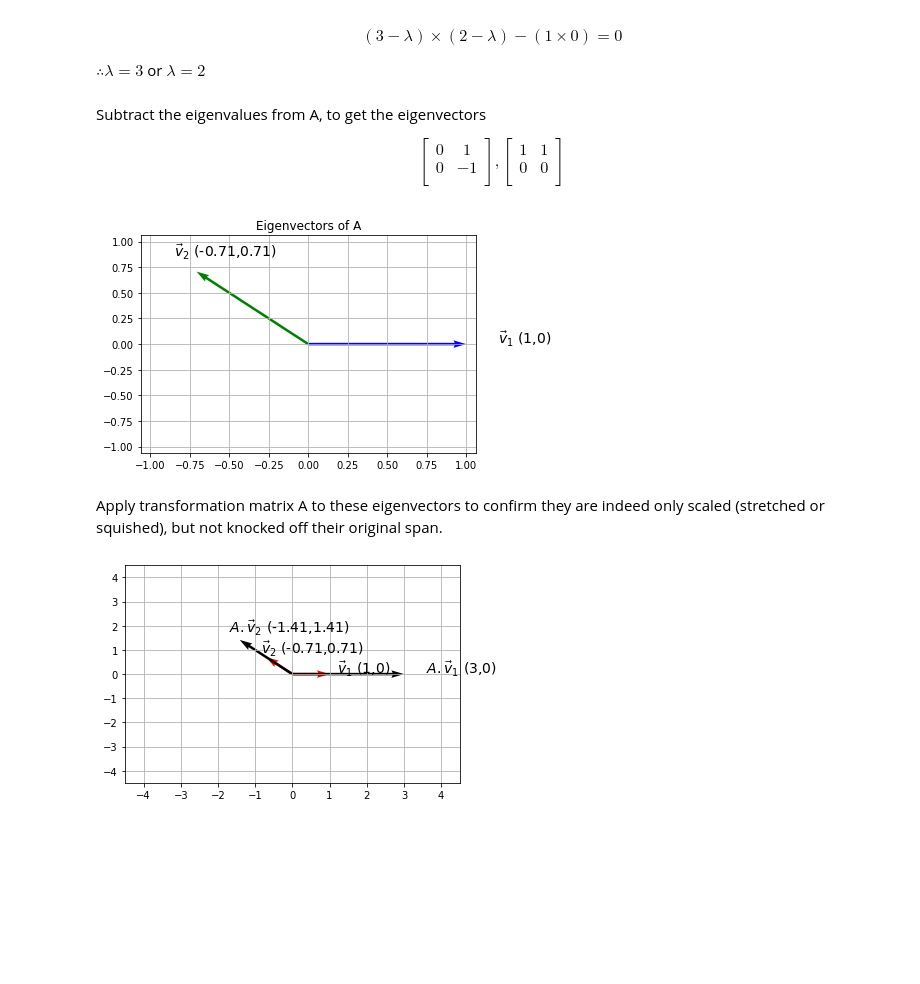
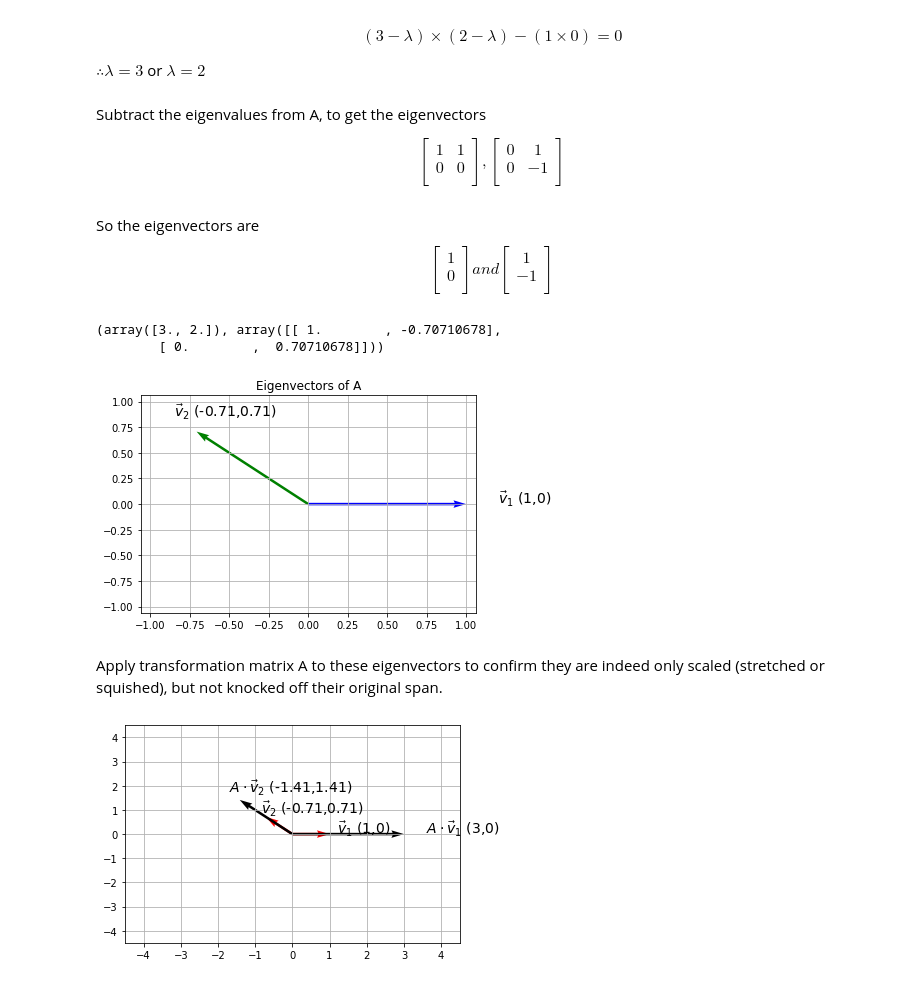
Before and after one commit to vinayshanbhag/math, a Jupyter notebook: Eigen_Vectors.ipynb, the cells around one changed output. Drawn from its saved outputs; the diff is of its cells as text; code cells hidden in the pictures; blank space fills up the shorter version.

```diff
--- a/Eigen_Vectors.ipynb
+++ b/Eigen_Vectors.ipynb
@@ -151,29 +151,45 @@ Subtract the eigenvalues from A, to get the eigenvectors
 
 \begin{equation*}
   \begin{bmatrix}
+    1&1\\
+    0&0\\
+  \end{bmatrix}
+  ,
+  \begin{bmatrix}
     0&1\\
     0&-1\\
   \end{bmatrix}
-  ,
-  \begin{bmatrix}
-    1&1\\
-    0&0\\
-  \end{bmatrix}
 \end{equation*}
+# %% [markdown]
+So the eigenvectors are
+\begin{equation*}
+  \begin{bmatrix}
+    1\\
+    0\\
+  \end{bmatrix}
+  and
+  \begin{bmatrix}
+    1\\
+    -1\\
+  \end{bmatrix}
+\end{equation*}
 # %%
 # using numpy.linalg.eig
 eigval, eigvec = eig(A)
 plot_vec(eigvec[:,0], title="Eigenvectors of A", color="b",name = r"$\vec v_1$")
 plot_vec(eigvec[:,1], title="Eigenvectors of A", color="g",name = r"$\vec v_2$")
+eigval, eigvec
 # %% [output]
+(array([3., 2.]), array([[ 1.        , -0.70710678],
+        [ 0.        ,  0.70710678]]))
 [figure]
 # %% [markdown]
 Apply transformation matrix A to these eigenvectors to confirm they are indeed only scaled (stretched or squished), but not knocked off their original span.
 # %%
 plot_vec(eigvec[:,1], color="r", name = r"$\vec v_2$")
 plot_vec(eigvec[:,0], color="r", name = r"$\vec v_1$")
 
-plot_vec(np.dot(A,eigvec[:,1]), color="k", name = r"$A.\vec v_2$")
-plot_vec(np.dot(A,eigvec[:,0]), color="k", name = r"$A.\vec v_1$")
+plot_vec(np.dot(A,eigvec[:,1]), color="k", name = r"$A\cdot\vec v_2$")
+plot_vec(np.dot(A,eigvec[:,0]), color="k", name = r"$A\cdot\vec v_1$")
 # %% [output]
-[figure, old version]
+[figure, new version]
```
Also changed, not shown: parts of 6 cells of this notebook.
